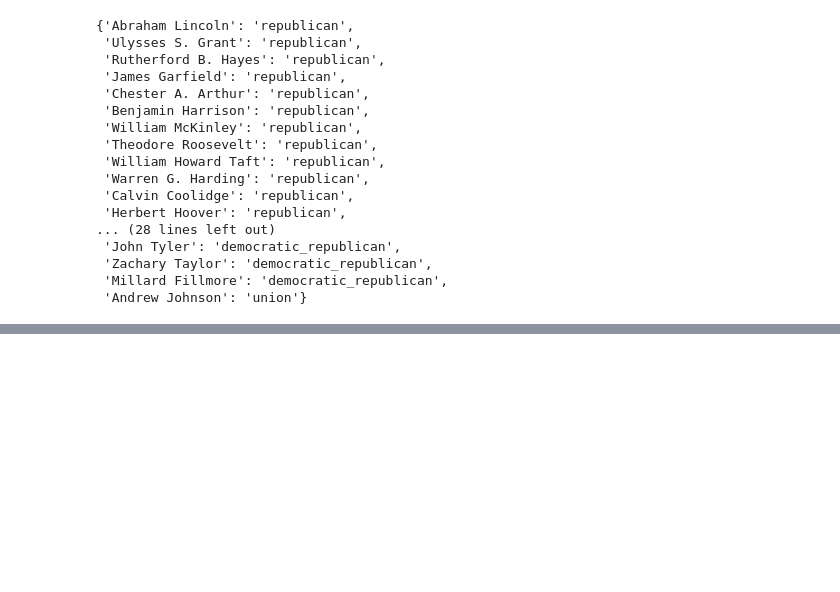
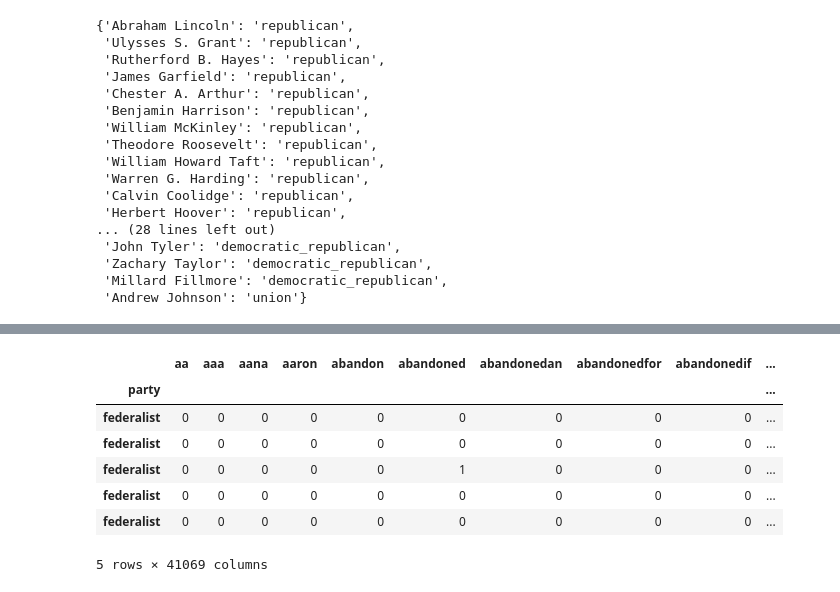
Before and after one commit to tiroger/NLP-SOTU, a Jupyter notebook: scrape_sotu_archives.ipynb, the cells around one changed output, grey strips where cells are left out. Drawn from its saved outputs; the diff is of its cells as text; code cells hidden in the pictures; blank space fills up the shorter version.

```diff
--- a/scrape_sotu_archives.ipynb
+++ b/scrape_sotu_archives.ipynb
@@ -289,0 +419,19 @@ with open('./pickled_files/sotu_speeches.pkl', 'wb') as f:
+# %%
+# We are going to create a document-term matrix using CountVectorizer, and exclude common English stop words
+from sklearn.feature_extraction.text import CountVectorizer
+
+cv = CountVectorizer(stop_words='english')
+patry_speeches_cv = cv.fit_transform(clean_sotu_speeches.clean_text)
+patry_speeches_dtm = pd.DataFrame(patry_speeches_cv.toarray(), columns=cv.get_feature_names())
+patry_speeches_dtm.index = clean_sotu_speeches.party
+# speeches_dtm.reset_index()
+patry_speeches_dtm.head()
+# %% [output]
+|  | aa | aaa | aana | aaron | abandon | abandoned | abandonedan | abandonedfor | abandonedif | ... |
+| party |  |  |  |  |  |  |  |  |  | ... |
+| federalist | 0 | 0 | 0 | 0 | 0 | 0 | 0 | 0 | 0 | ... |
+| federalist | 0 | 0 | 0 | 0 | 0 | 0 | 0 | 0 | 0 | ... |
+| federalist | 0 | 0 | 0 | 0 | 0 | 1 | 0 | 0 | 0 | ... |
+| federalist | 0 | 0 | 0 | 0 | 0 | 0 | 0 | 0 | 0 | ... |
+| federalist | 0 | 0 | 0 | 0 | 0 | 0 | 0 | 0 | 0 | ... |
+5 rows × 41069 columns
```
Also changed, not shown: parts of 24 cells of this notebook, 6 other files.
